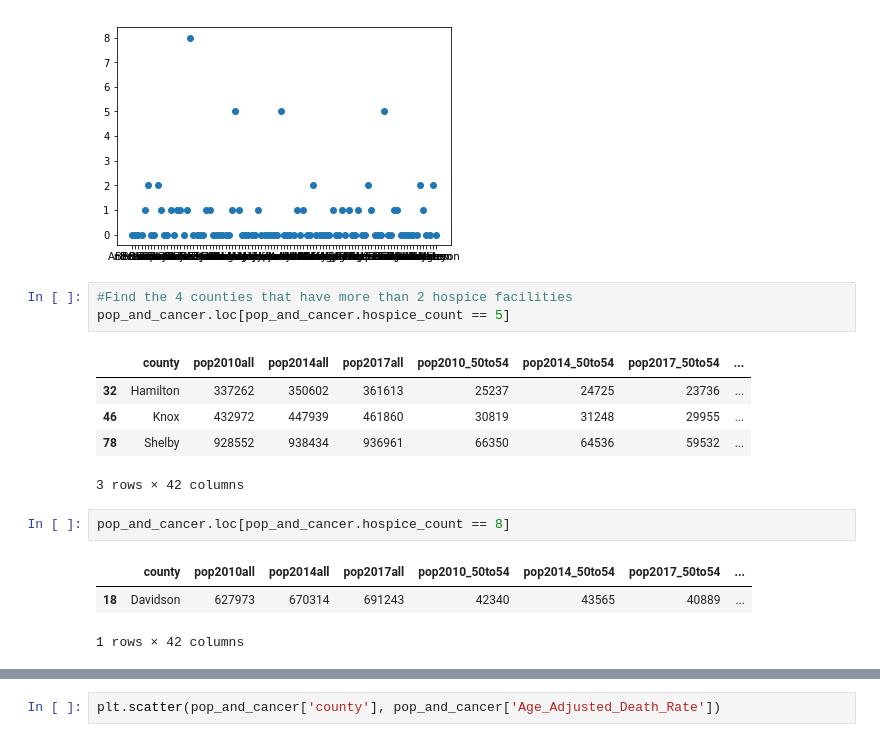
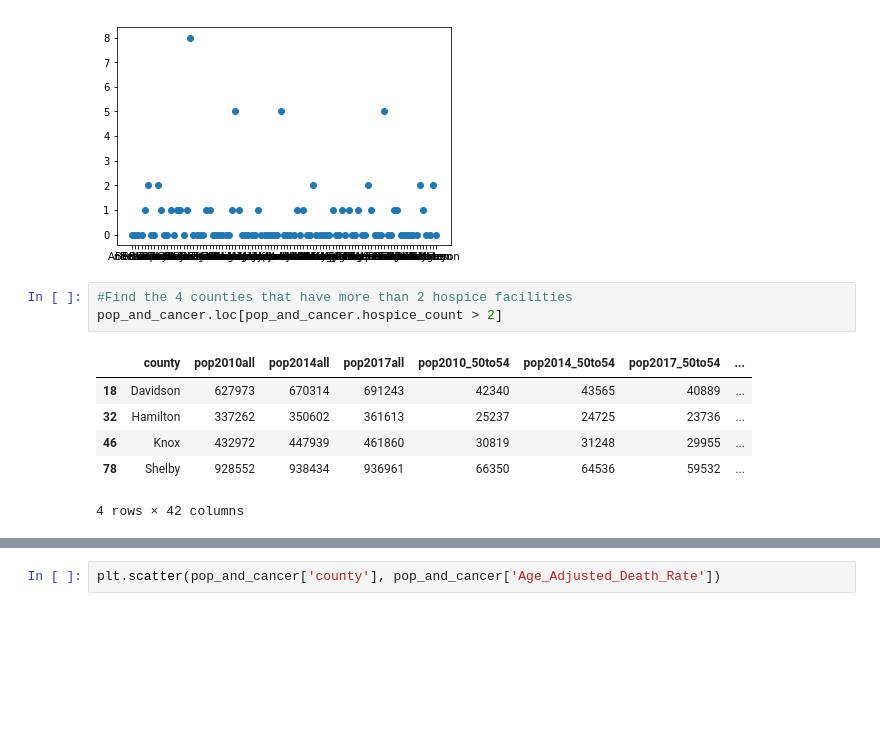
Before and after one commit to blackmonica/vanderbilt-aspire-data-essentials, a Jupyter notebook: Smile.ipynb, the cells around one changed output, grey strips where cells are left out. Saved outputs shown, nothing was run; the diff lists cells and outputs as text; blank space fills up the shorter version.

```diff
--- a/Smile.ipynb
+++ b/Smile.ipynb
@@ -251,16 +253,11 @@ plt.scatter(pop_and_cancer['county'], pop_and_cancer['hospice_count'])
 [figure]
 # %%
 #Find the 4 counties that have more than 2 hospice facilities
-pop_and_cancer.loc[pop_and_cancer.hospice_count == 5]
+pop_and_cancer.loc[pop_and_cancer.hospice_count > 2]
 # %% [output]
 |  | county | pop2010all | pop2014all | pop2017all | pop2010_50to54 | pop2014_50to54 | pop2017_50to54 | ... |
+| 18 | Davidson | 627973 | 670314 | 691243 | 42340 | 43565 | 40889 | ... |
 | 32 | Hamilton | 337262 | 350602 | 361613 | 25237 | 24725 | 23736 | ... |
 | 46 | Knox | 432972 | 447939 | 461860 | 30819 | 31248 | 29955 | ... |
 | 78 | Shelby | 928552 | 938434 | 936961 | 66350 | 64536 | 59532 | ... |
-3 rows × 42 columns
+4 rows × 42 columns
-# %%
-pop_and_cancer.loc[pop_and_cancer.hospice_count == 8]
-# %% [output]
-|  | county | pop2010all | pop2014all | pop2017all | pop2010_50to54 | pop2014_50to54 | pop2017_50to54 | ... |
-| 18 | Davidson | 627973 | 670314 | 691243 | 42340 | 43565 | 40889 | ... |
-1 rows × 42 columns
```
Also changed, not shown: parts of 16 cells of this notebook.
